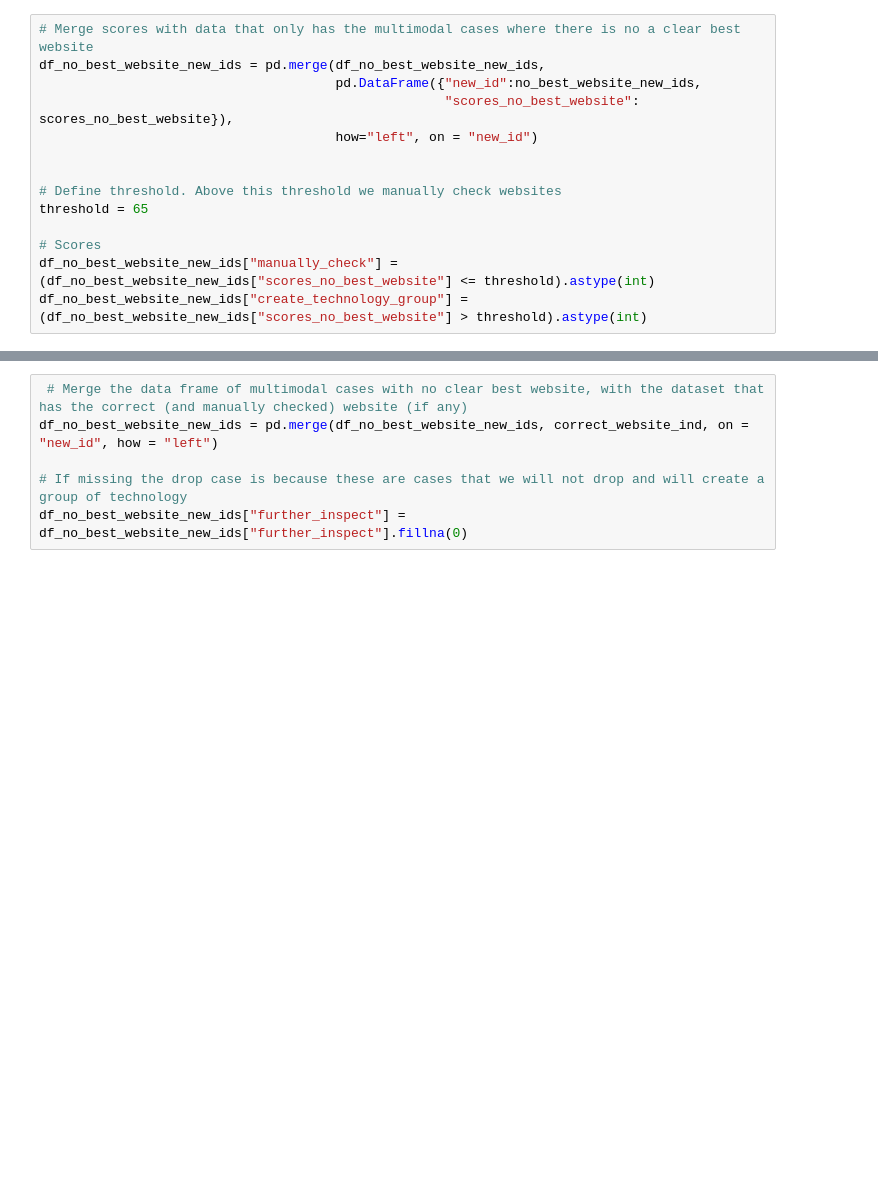
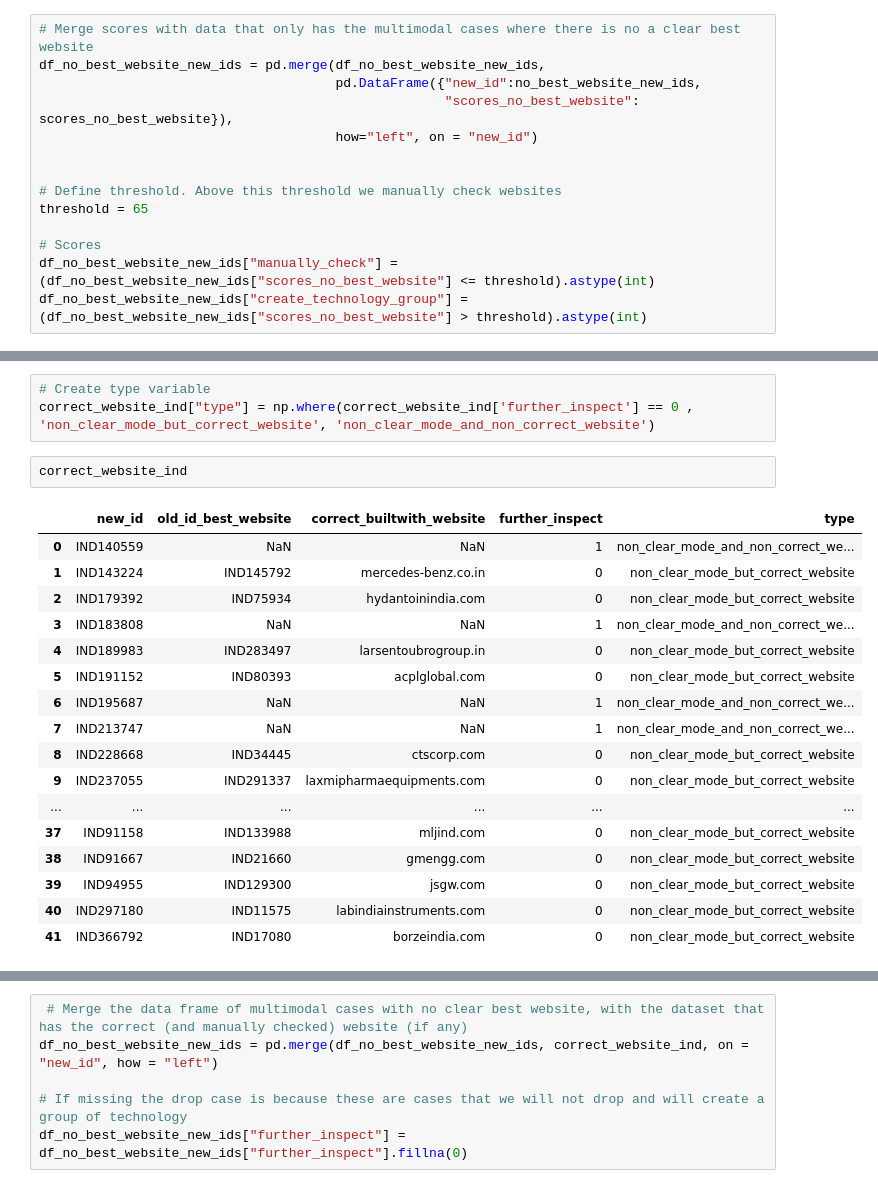
Before and after one commit to simncg/tech_proj, a Jupyter notebook: Codes/India/fuzzy_matching_multimodal_cases_IND.ipynb, the cells around one changed output, grey strips where cells are left out. Saved outputs shown, nothing was run; the diff lists cells and outputs as text; blank space fills up the shorter version.

```diff
--- a/Codes/India/fuzzy_matching_multimodal_cases_IND.ipynb
+++ b/Codes/India/fuzzy_matching_multimodal_cases_IND.ipynb
@@ -590,2 +628,25 @@ df_no_best_website_new_ids[df_no_best_website_new_ids["new_id"].isin(m)]
+# %%
+# Create type variable
+correct_website_ind["type"] = np.where(correct_website_ind['further_inspect'] == 0 , 'non_clear_mode_but_correct_website', 'non_clear_mode_and_non_correct_website')
+# %%
+correct_website_ind
+# %% [output]
+|  | new_id | old_id_best_website | correct_builtwith_website | further_inspect | type |
+| 0 | IND140559 | NaN | NaN | 1 | non_clear_mode_and_non_correct_we... |
+| 1 | IND143224 | IND145792 | mercedes-benz.co.in | 0 | non_clear_mode_but_correct_website |
+| 2 | IND179392 | IND75934 | hydantoinindia.com | 0 | non_clear_mode_but_correct_website |
+| 3 | IND183808 | NaN | NaN | 1 | non_clear_mode_and_non_correct_we... |
+| 4 | IND189983 | IND283497 | larsentoubrogroup.in | 0 | non_clear_mode_but_correct_website |
+| 5 | IND191152 | IND80393 | acplglobal.com | 0 | non_clear_mode_but_correct_website |
+| 6 | IND195687 | NaN | NaN | 1 | non_clear_mode_and_non_correct_we... |
+| 7 | IND213747 | NaN | NaN | 1 | non_clear_mode_and_non_correct_we... |
+| 8 | IND228668 | IND34445 | ctscorp.com | 0 | non_clear_mode_but_correct_website |
+| 9 | IND237055 | IND291337 | laxmipharmaequipments.com | 0 | non_clear_mode_but_correct_website |
+| ... | ... | ... | ... | ... | ... |
+| 37 | IND91158 | IND133988 | mljind.com | 0 | non_clear_mode_but_correct_website |
+| 38 | IND91667 | IND21660 | gmengg.com | 0 | non_clear_mode_but_correct_website |
+| 39 | IND94955 | IND129300 | jsgw.com | 0 | non_clear_mode_but_correct_website |
+| 40 | IND297180 | IND11575 | labindiainstruments.com | 0 | non_clear_mode_but_correct_website |
+| 41 | IND366792 | IND17080 | borzeindia.com | 0 | non_clear_mode_but_correct_website |
 # %%
 correct_website_ind[correct_website_ind["further_inspect"] == 1]
```
Also changed, not shown: parts of 48 cells of this notebook, 1 other file.
